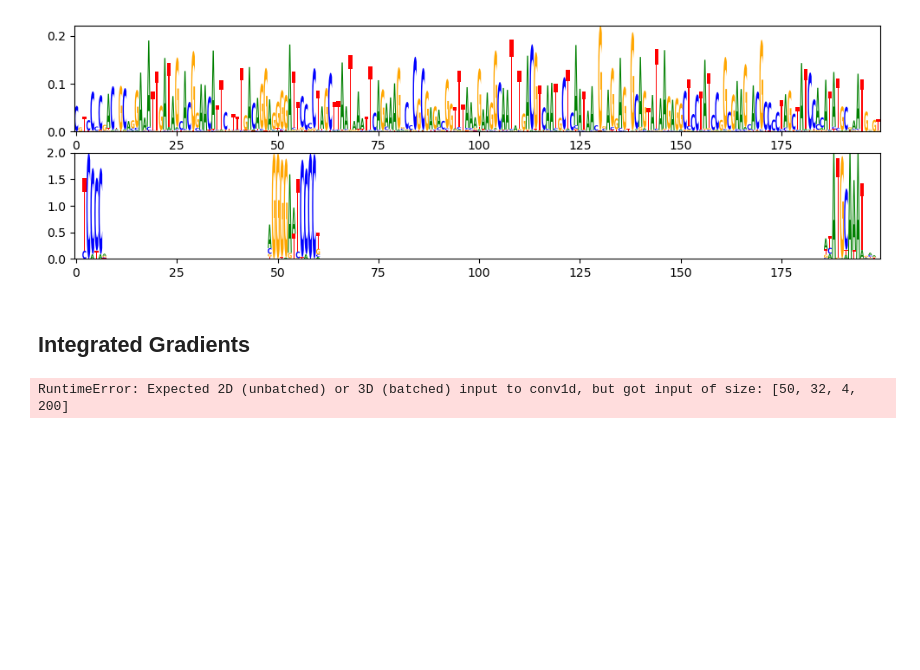
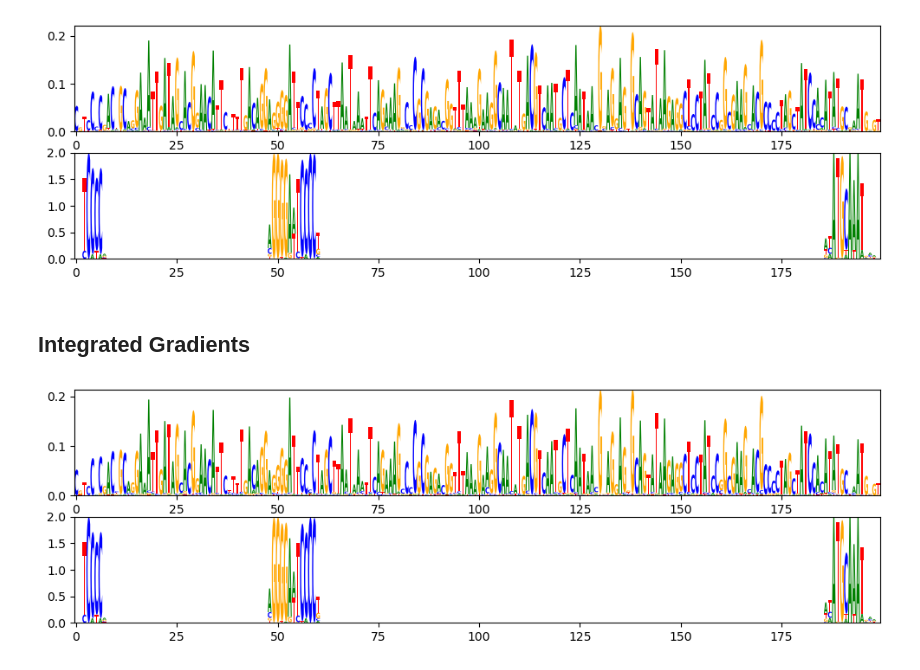
Before and after one commit to rohitkt10/fall_co-op_2023, a Jupyter notebook: experiments/deepbind_synthetic_explain.ipynb, the cells around one changed output. Saved outputs shown, nothing was run; the diff lists cells and outputs as text; code cells hidden in the pictures; blank space fills up the shorter version.

Commit message:
Add integrated grads

```diff
--- a/experiments/deepbind_synthetic_explain.ipynb
+++ b/experiments/deepbind_synthetic_explain.ipynb
@@ -176,9 +176,15 @@ visualize_saliency_scores(smoothgrad_scores[0], gt_test[0])
 # %% [markdown]
 ## Integrated Gradients
 # %%
-saliency_scores = []
-for inputs, labels in loaders['test']:
-    inputs, labels = inputs.to(device), labels.to(device)
-    saliency_scores.append(explainer.integrated_gradients(inputs))
+# get integrated grads of complete test dataset
+
+integrated_grads = []
+for input_sequence, target_label in loaders['test']:
+    input_sequence, target_label = input_sequence.to(device), target_label.to(device)
+    integrated_grad = explainer.smoothgrad(input_sequence)
+    integrated_grad = integrated_grad.abs().detach().cpu().numpy()[0].T
+    integrated_grads.append(integrated_grad)
-# %% [output]
-RuntimeError: Expected 2D (unbatched) or 3D (batched) input to conv1d, but got input of size: [50, 32, 4, 200]
+# %%
+visualize_saliency_scores(integrated_grads[0], gt_test[0])
+# %% [output]
+[figure, added]
```
Also changed, not shown: 1 other file.
